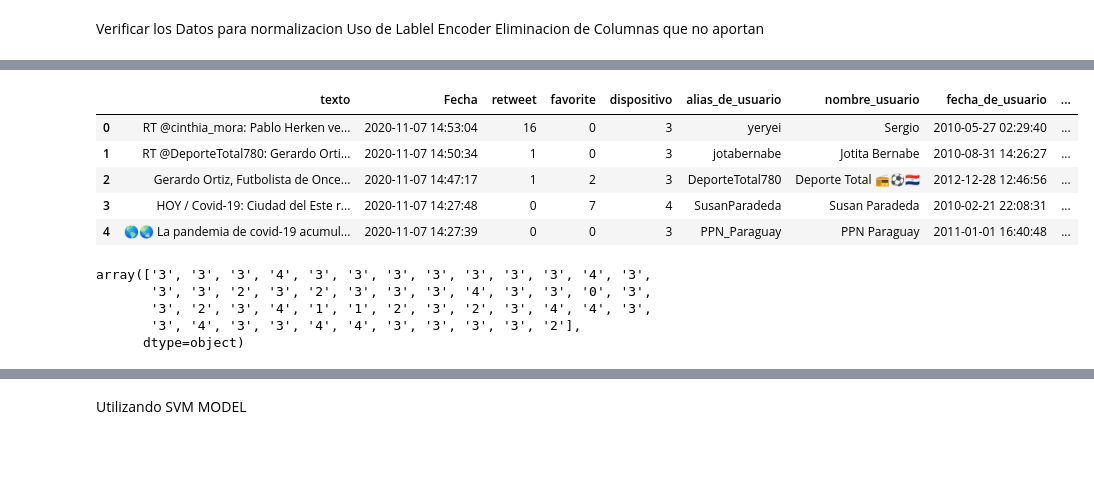
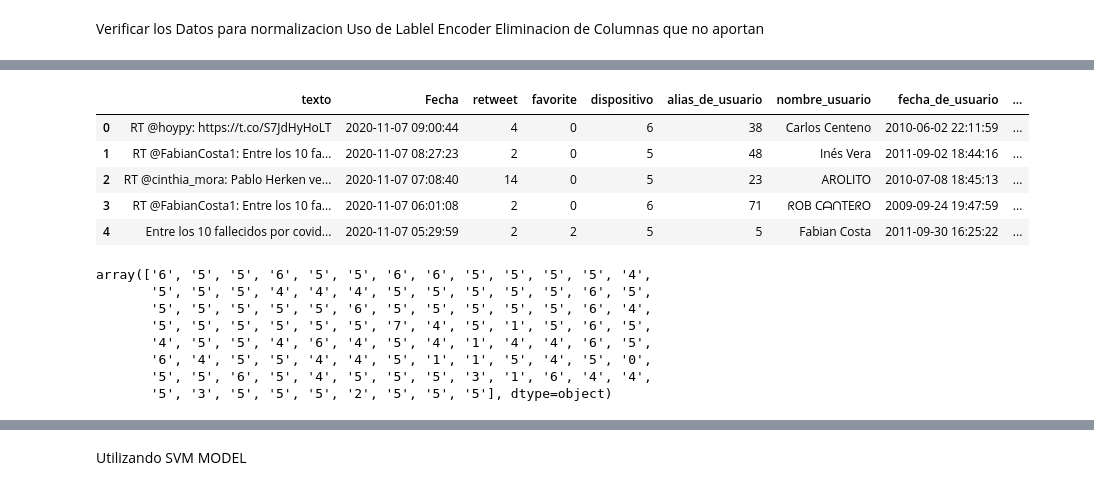
Before and after one commit to andresvillamayor/BigData-Pro, a Jupyter notebook: BigData_Pro.ipynb, the cells around one changed output, grey strips where cells are left out. Saved outputs shown, nothing was run; the diff lists cells and outputs as text; code cells hidden in the pictures; blank space fills up the shorter version.

```diff
--- a/BigData_Pro.ipynb
+++ b/BigData_Pro.ipynb
@@ -16,5 +16,5 @@ Drive already mounted at /content/drive; to attempt to forcibly remount, call dr
 # %%
-data = pd.read_csv("/content/drive/My Drive/UCOM-BIGDATA/datatweet-07112020-v4.csv", sep="," , engine="python")
+data = pd.read_csv("/content/drive/My Drive/UCOM-BIGDATA/datatweet-07112020-v1.csv", sep="," , engine="python")
 # %%
 data.head()
 # %% [output]
@@ -173,24 +196,27 @@ data.head()
 # %%
 #Uso de Lablel Encoder
 #importamos libreria
 from sklearn import preprocessing
 
 #codificacion
 #dispositivo
 leDispositivo  = preprocessing.LabelEncoder()
-data['dispositivo'] = leDispositivo.fit_transform(data['dispositivo'])
+data['dispositivo'] = leDispositivo.fit_transform(data['dispositivo'].astype(str))
 #origen usuario
 leOrigen_usuario  = preprocessing.LabelEncoder()
 data['origen_usuario'] = leOrigen_usuario.fit_transform(data['origen_usuario'].astype(str))
 
+leAliasdeusuario = preprocessing.LabelEncoder()
+data['alias_de_usuario'] = leAliasdeusuario.fit_transform(data['alias_de_usuario'].astype(str))
+
 data.head()
 # %% [output]
 |  | texto | Fecha | retweet | favorite | dispositivo | alias_de_usuario | nombre_usuario | fecha_de_usuario | ... |
-| 0 | RT @cinthia_mora: Pablo Herken ve... | 2020-11-07 14:53:04 | 16 | 0 | 3 | yeryei | Sergio | 2010-05-27 02:29:40 | ... |
-| 1 | RT @DeporteTotal780: Gerardo Orti... | 2020-11-07 14:50:34 | 1 | 0 | 3 | jotabernabe | Jotita Bernabe | 2010-08-31 14:26:27 | ... |
-| 2 | Gerardo Ortiz, Futbolista de Once... | 2020-11-07 14:47:17 | 1 | 2 | 3 | DeporteTotal780 | Deporte Total 📻⚽️🇵🇾 | 2012-12-28 12:46:56 | ... |
-| 3 | HOY / Covid-19: Ciudad del Este r... | 2020-11-07 14:27:48 | 0 | 7 | 4 | SusanParadeda | Susan Paradeda | 2010-02-21 22:08:31 | ... |
-| 4 | 🌎🌏 La pandemia de covid-19 acumul... | 2020-11-07 14:27:39 | 0 | 0 | 3 | PPN_Paraguay | PPN Paraguay | 2011-01-01 16:40:48 | ... |
+| 0 | RT @hoypy: https://t.co/S7JdHyHoLT | 2020-11-07 09:00:44 | 4 | 0 | 6 | 38 | Carlos Centeno | 2010-06-02 22:11:59 | ... |
+| 1 | RT @FabianCosta1: Entre los 10 fa... | 2020-11-07 08:27:23 | 2 | 0 | 5 | 48 | Inés Vera | 2011-09-02 18:44:16 | ... |
+| 2 | RT @cinthia_mora: Pablo Herken ve... | 2020-11-07 07:08:40 | 14 | 0 | 5 | 23 | AROLITO | 2010-07-08 18:45:13 | ... |
+| 3 | RT @FabianCosta1: Entre los 10 fa... | 2020-11-07 06:01:08 | 2 | 0 | 6 | 71 | ᖇOB CᗩᑎTEᖇO | 2009-09-24 19:47:59 | ... |
+| 4 | Entre los 10 fallecidos por covid... | 2020-11-07 05:29:59 | 2 | 2 | 5 | 5 | Fabian Costa | 2011-09-30 16:25:22 | ... |
 # %%
 # verificar la inversa del Label Encoder
 leDispositivo.inverse_transform(data['dispositivo'])
@@ -199,11 +225,14 @@ leDispositivo.inverse_transform(data['dispositivo'])
 # 3 IPhone
 # 0 TeetDeck
 # %% [output]
-array(['3', '3', '3', '4', '3', '3', '3', '3', '3', '3', '3', '4', '3',
-       '3', '3', '2', '3', '2', '3', '3', '3', '4', '3', '3', '0', '3',
-       '3', '2', '3', '4', '1', '1', '2', '3', '2', '3', '4', '4', '3',
-       '3', '4', '3', '3', '4', '4', '3', '3', '3', '3', '2'],
-      dtype=object)
+array(['6', '5', '5', '6', '5', '5', '6', '6', '5', '5', '5', '5', '4',
+       '5', '5', '5', '4', '4', '4', '5', '5', '5', '5', '5', '6', '5',
+       '5', '5', '5', '5', '5', '6', '5', '5', '5', '5', '5', '6', '4',
+       '5', '5', '5', '5', '5', '5', '7', '4', '5', '1', '5', '6', '5',
+       '4', '5', '5', '4', '6', '4', '5', '4', '1', '4', '4', '6', '5',
+       '6', '4', '5', '5', '4', '4', '5', '1', '1', '5', '4', '5', '0',
+       '5', '5', '6', '5', '4', '5', '5', '5', '3', '1', '6', '4', '4',
+       '5', '3', '5', '5', '5', '2', '5', '5', '5'], dtype=object)
 # %%
 # Colocar los valores Buenos y Malos dentro del Data Frame
 # Dependiendo del valor de Pre
```
Also changed, not shown: parts of 24 cells of this notebook.
